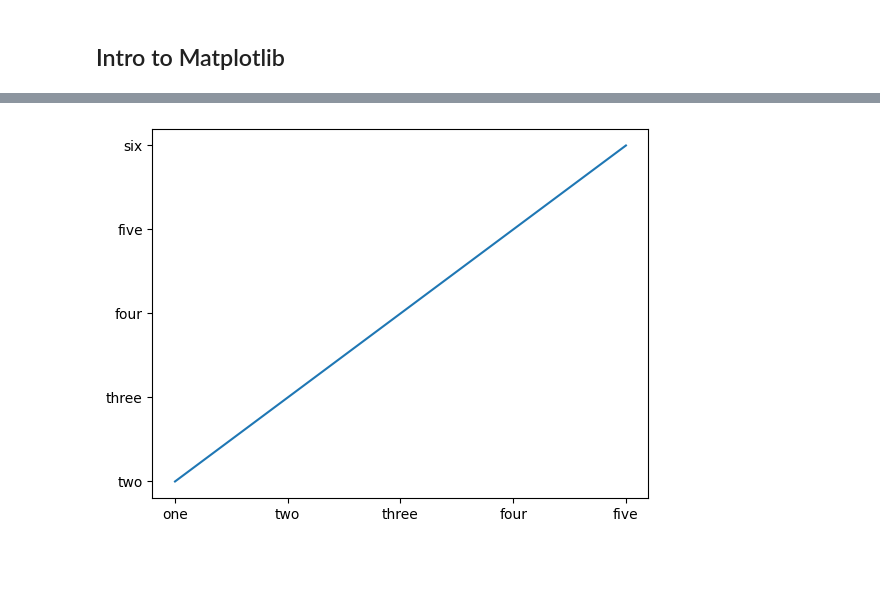
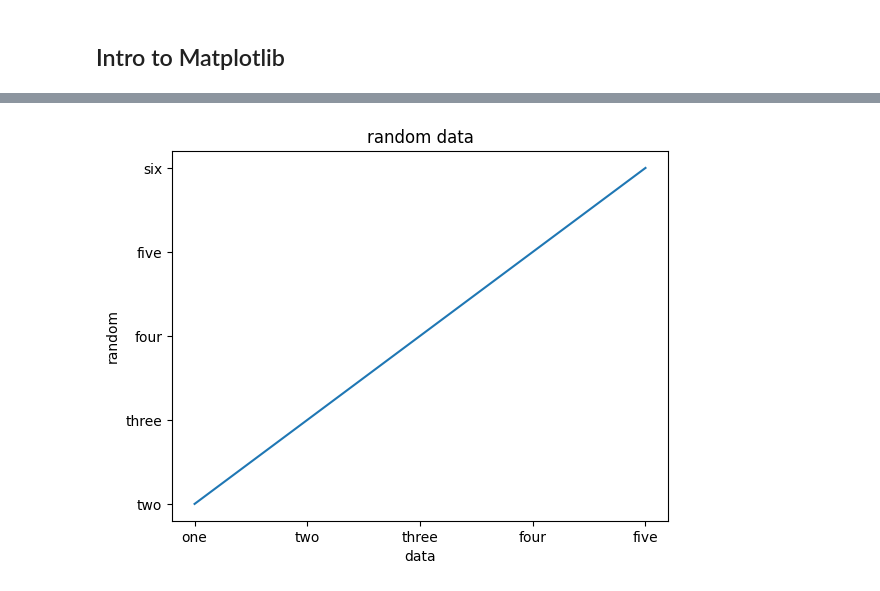
Before and after one commit to slayerrr12/PythonSage, a Jupyter notebook: BasicMatplotLib/BasicMatplotLib.ipynb, the cells around one changed output, grey strips where cells are left out. Cells and saved outputs as stored; diff of their text form; code cells hidden in the pictures; blank space fills up the shorter version.

Commit message:
labelss

```diff
--- a/BasicMatplotLib/BasicMatplotLib.ipynb
+++ b/BasicMatplotLib/BasicMatplotLib.ipynb
@@ -15,18 +15,23 @@ plt.plot([1,2,3,4,5],[2,3,7,5,6])
 # %%
 # Your data
 x = [1, 2, 3, 4, 5]
 y = [2, 3, 4, 5, 6]
 
 # Plotting
-plt.plot(x, y)
+plt.plot(x, y, label="data" )
+plt.xlabel("data")
+plt.ylabel("random")
+plt.title("random data")
+
+
 
 # Customize x-axis ticks
 plt.xticks([1, 2, 3, 4, 5], ['one', 'two', 'three', 'four', 'five'])
 
 # Customize y-axis ticks
 plt.yticks([2, 3, 4, 5, 6], ['two', 'three', 'four', 'five', 'six'])
 
 # Display the plot
 plt.show()
 # %% [output]
-[figure, old version]
+[figure, new version]
```
Also changed, not shown: parts of 1 cell of this notebook.
